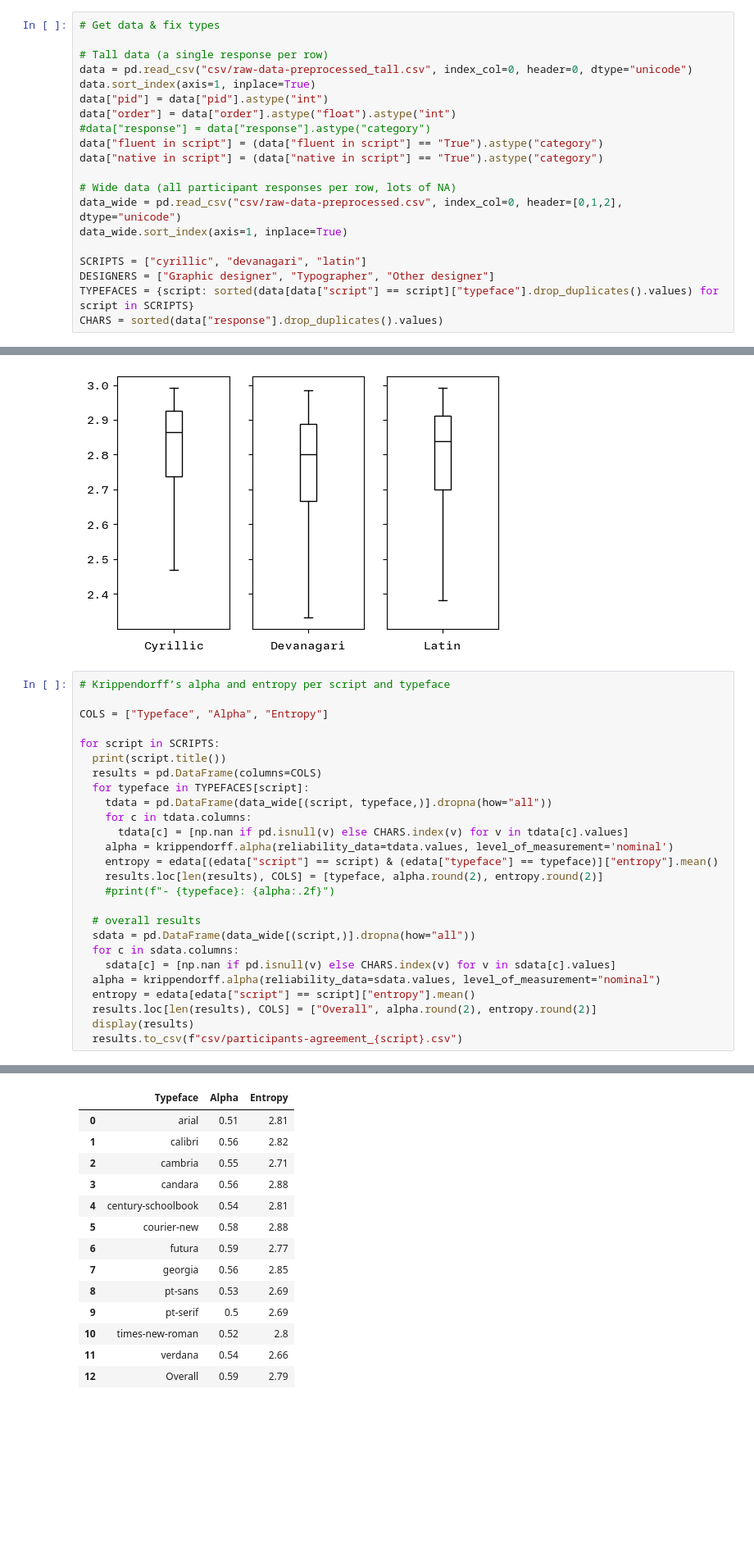
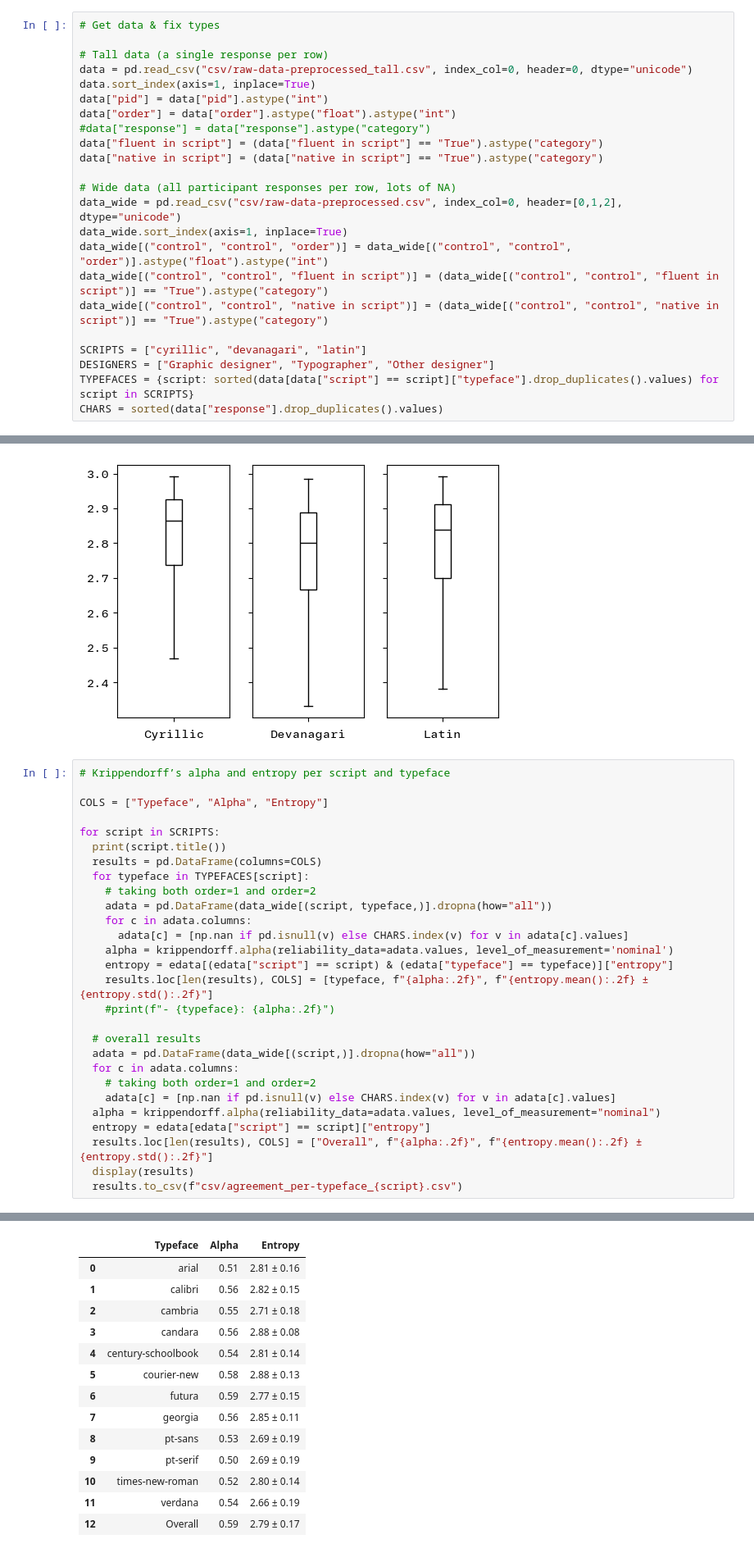
Before and after one commit to MrBrezina/context-sensitive-visual-similarity, a Jupyter notebook: data/participants-agreement.ipynb, the cells around one changed output, grey strips where cells are left out. Shown: that part at 82% size. Drawn from its saved outputs; the diff is of its cells as text; blank space fills up the shorter version.

```diff
--- a/data/participants-agreement.ipynb
+++ b/data/participants-agreement.ipynb
@@ -39,6 +39,9 @@ data["native in script"] = (data["native in script"] == "True").astype("category
 # Wide data (all participant responses per row, lots of NA)
 data_wide = pd.read_csv("csv/raw-data-preprocessed.csv", index_col=0, header=[0,1,2], dtype="unicode")
 data_wide.sort_index(axis=1, inplace=True)
+data_wide[("control", "control", "order")] = data_wide[("control", "control", "order")].astype("float").astype("int")
+data_wide[("control", "control", "fluent in script")] = (data_wide[("control", "control", "fluent in script")] == "True").astype("category")
+data_wide[("control", "control", "native in script")] = (data_wide[("control", "control", "native in script")] == "True").astype("category")
 
 SCRIPTS = ["cyrillic", "devanagari", "latin"]
 DESIGNERS = ["Graphic designer", "Typographer", "Other designer"]
@@ -98,23 +101,25 @@ for script in SCRIPTS:
   print(script.title())
   results = pd.DataFrame(columns=COLS)
   for typeface in TYPEFACES[script]:
-    tdata = pd.DataFrame(data_wide[(script, typeface,)].dropna(how="all"))
-    for c in tdata.columns:
-      tdata[c] = [np.nan if pd.isnull(v) else CHARS.index(v) for v in tdata[c].values]
-    alpha = krippendorff.alpha(reliability_data=tdata.values, level_of_measurement='nominal')
-    entropy = edata[(edata["script"] == script) & (edata["typeface"] == typeface)]["entropy"].mean()
-    results.loc[len(results), COLS] = [typeface, alpha.round(2), entropy.round(2)]
+    # taking both order=1 and order=2
+    adata = pd.DataFrame(data_wide[(script, typeface,)].dropna(how="all"))
+    for c in adata.columns:
+      adata[c] = [np.nan if pd.isnull(v) else CHARS.index(v) for v in adata[c].values]
+    alpha = krippendorff.alpha(reliability_data=adata.values, level_of_measurement='nominal')
+    entropy = edata[(edata["script"] == script) & (edata["typeface"] == typeface)]["entropy"]
+    results.loc[len(results), COLS] = [typeface, f"{alpha:.2f}", f"{entropy.mean():.2f} ± {entropy.std():.2f}"]
     #print(f"- {typeface}: {alpha:.2f}")
 
   # overall results
-  sdata = pd.DataFrame(data_wide[(script,)].dropna(how="all"))
-  for c in sdata.columns:
-    sdata[c] = [np.nan if pd.isnull(v) else CHARS.index(v) for v in sdata[c].values]
-  alpha = krippendorff.alpha(reliability_data=sdata.values, level_of_measurement="nominal")
-  entropy = edata[edata["script"] == script]["entropy"].mean()
-  results.loc[len(results), COLS] = ["Overall", alpha.round(2), entropy.round(2)]
+  adata = pd.DataFrame(data_wide[(script,)].dropna(how="all"))
+  for c in adata.columns:
+    # taking both order=1 and order=2
+    adata[c] = [np.nan if pd.isnull(v) else CHARS.index(v) for v in adata[c].values]
+  alpha = krippendorff.alpha(reliability_data=adata.values, level_of_measurement="nominal")
+  entropy = edata[edata["script"] == script]["entropy"]
+  results.loc[len(results), COLS] = ["Overall", f"{alpha:.2f}", f"{entropy.mean():.2f} ± {entropy.std():.2f}"]
   display(results)
-  results.to_csv(f"csv/participants-agreement_{script}.csv")
+  results.to_csv(f"csv/agreement_per-typeface_{script}.csv")
 # %% [output]
 Cyrillic
 |  | Typeface | Alpha | Entropy |
@@ -141,16 +146,16 @@ Devanagari
 Latin
 |  | Typeface | Alpha | Entropy |
-| 0 | arial | 0.51 | 2.81 |
-| 1 | calibri | 0.56 | 2.82 |
-| 2 | cambria | 0.55 | 2.71 |
-| 3 | candara | 0.56 | 2.88 |
-| 4 | century-schoolbook | 0.54 | 2.81 |
-| 5 | courier-new | 0.58 | 2.88 |
-| 6 | futura | 0.59 | 2.77 |
-| 7 | georgia | 0.56 | 2.85 |
-| 8 | pt-sans | 0.53 | 2.69 |
-| 9 | pt-serif | 0.5 | 2.69 |
-| 10 | times-new-roman | 0.52 | 2.8 |
-| 11 | verdana | 0.54 | 2.66 |
-| 12 | Overall | 0.59 | 2.79 |
+| 0 | arial | 0.51 | 2.81 ± 0.16 |
+| 1 | calibri | 0.56 | 2.82 ± 0.15 |
+| 2 | cambria | 0.55 | 2.71 ± 0.18 |
+| 3 | candara | 0.56 | 2.88 ± 0.08 |
+| 4 | century-schoolbook | 0.54 | 2.81 ± 0.14 |
+| 5 | courier-new | 0.58 | 2.88 ± 0.13 |
+| 6 | futura | 0.59 | 2.77 ± 0.15 |
+| 7 | georgia | 0.56 | 2.85 ± 0.11 |
+| 8 | pt-sans | 0.53 | 2.69 ± 0.19 |
+| 9 | pt-serif | 0.50 | 2.69 ± 0.19 |
+| 10 | times-new-roman | 0.52 | 2.80 ± 0.14 |
+| 11 | verdana | 0.54 | 2.66 ± 0.19 |
+| 12 | Overall | 0.59 | 2.79 ± 0.17 |
 # %%
```
Also changed, not shown: parts of 7 cells of this notebook, 9 other files.
